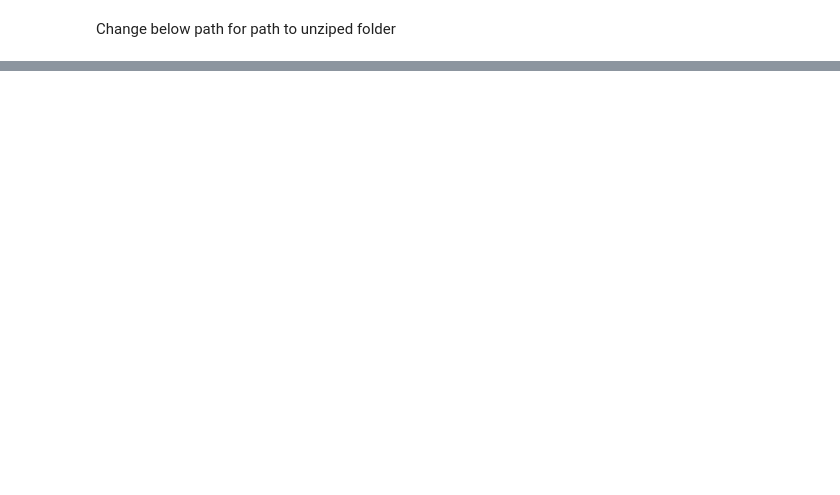
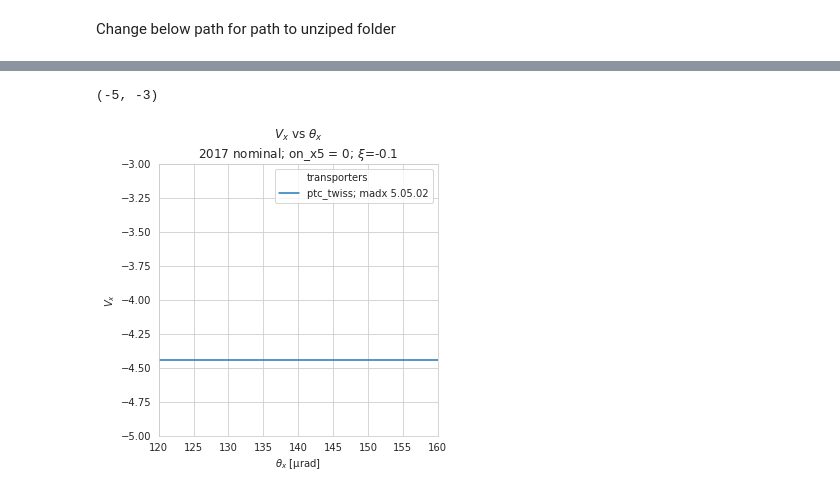
Before and after one commit to mucharafal/optics_generator_python, a Jupyter notebook: notebooks/Optics Parameters Compare 2017 Nominal.ipynb, the cells around one changed output, grey strips where cells are left out. Saved outputs shown, nothing was run; the diff lists cells and outputs as text; code cells hidden in the pictures; blank space fills up the shorter version.

```diff
--- a/notebooks/Optics Parameters Compare 2017 Nominal.ipynb
+++ b/notebooks/Optics Parameters Compare 2017 Nominal.ipynb
@@ -57,0 +93,19 @@ transporter2 = "track; madx 5.05.02"
+# %%
+optical_functions = {
+    transporter1: (twiss_optics_parameters.compute_v_x, twiss_configuration),
+#     transporter2: (track_optics_parameters.compute_v_x, track_configuration)
+}
+
+grids = {
+    grid_120_name: grid_configuration_120,
+    grid_140_name: grid_configuration_140,
+    grid_160_name: grid_configuration_160
+}
+
+
+
+axes = plotter.plot_optical_functions(grid_configuration_120, optical_functions, "theta x", "V x", title_sufix)
+axes.set_ylim(-5, -3)
+# %% [output]
+(-5, -3)
+[figure, added]
```
Also changed, not shown: parts of 15 cells of this notebook, 3 other files.
